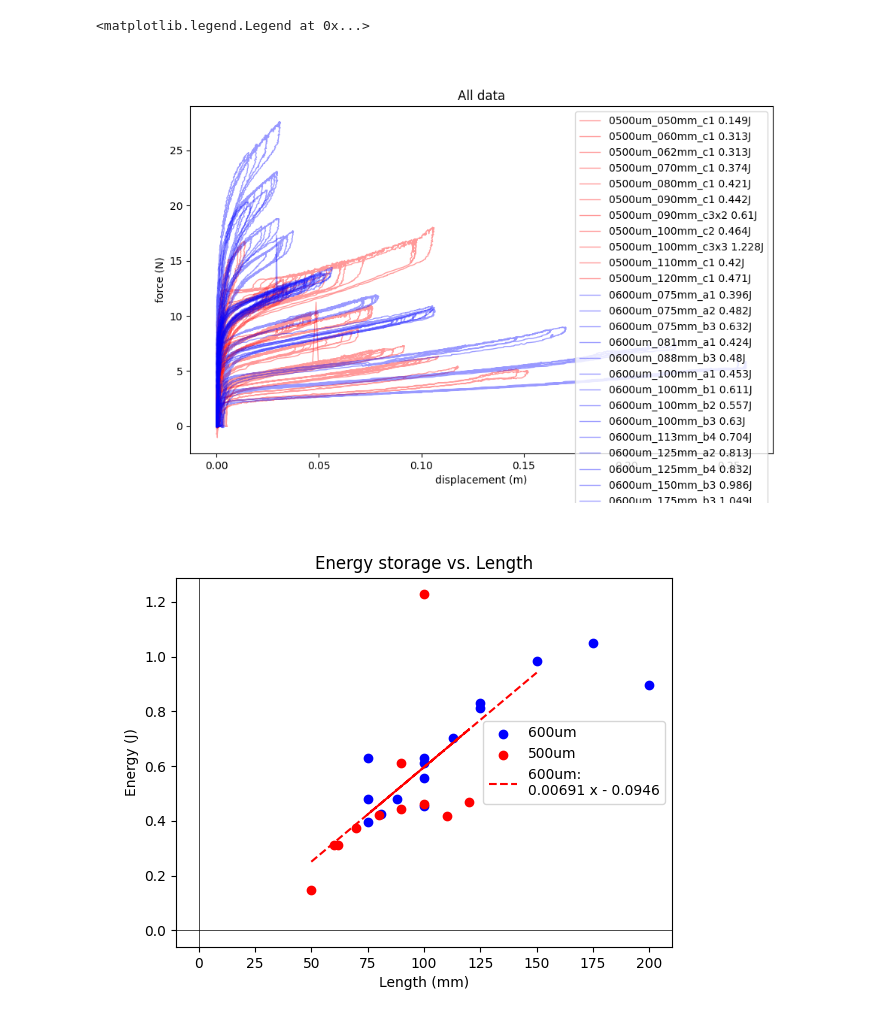
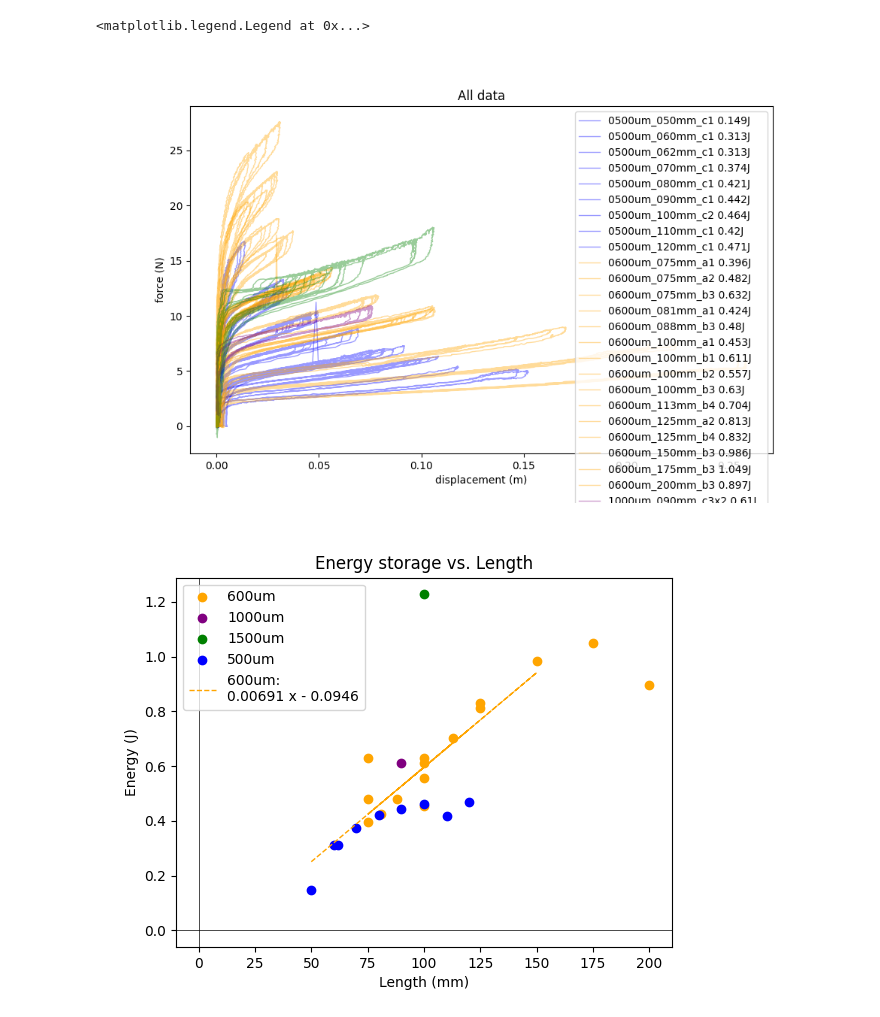
Before and after one commit to NovelMobileRobotsLab/pinto-squirrel, a Jupyter notebook: spring_experiments/compress/2023-12-13/analysis.ipynb, the cells around one changed output. Cells and saved outputs as stored; diff of their text form; code cells hidden in the pictures.

Commit message:
temp separate plotting

```diff
--- a/spring_experiments/compress/2023-12-13/analysis.ipynb
+++ b/spring_experiments/compress/2023-12-13/analysis.ipynb
@@ -96,6 +96,8 @@ fig, ax = plt.subplots(figsize=(10,6))
 ax.set_xlabel('displacement (m)')
 ax.set_ylabel('force (N)')
 ax.set_title("All data")
+
+thickness_color_map = {500: 'blue', 600: 'orange', 1000: 'purple', 1500: 'green'}
 
 for file_path in sorted(list_of_files):
     with open(file_path, 'r') as file:
@@ -142,38 +144,37 @@ for file_path in sorted(list_of_files):
 
     file_path_label = '_'.join(os.path.splitext(os.path.basename(file_path))[0].split('_')[:-2]) + f" {round(area_under_pareto_front,3)}J"
 
-    if(thickness == 500):
-        ax.plot(trimmed_df['dist'], trimmed_df['force'], label=file_path_label, linewidth=1, color="red", alpha=0.4)
-    elif(thickness == 600):
-        ax.plot(trimmed_df['dist'], trimmed_df['force'], label=file_path_label, linewidth=1, color="blue", alpha=0.4)
+    # if(thickness == 500):
+    #     ax.plot(trimmed_df['dist'], trimmed_df['force'], label=file_path_label, linewidth=1, color="red", alpha=0.4)
+    # elif(thickness == 600):
+    ax.plot(trimmed_df['dist'], trimmed_df['force'], label=file_path_label, linewidth=1, color=thickness_color_map[thickness], alpha=0.4)
 plt.legend()
 
 
 plt.figure()
 thickness_length_energy = np.array(thickness_length_energy)
 thicknesses = thickness_length_energy[:, 0]
 lengths = thickness_length_energy[:, 1]
 energies = thickness_length_energy[:, 2]
 
-thickness_color_map = {500: 'red', 600: 'blue'}
 for thickness in set(thicknesses):
     indices = [i for i, x in enumerate(thicknesses) if x == thickness]
     plt.scatter([lengths[i] for i in indices], [energies[i] for i in indices], label=f"{round(thickness)}um", color=thickness_color_map[thickness])
 
 trendline_x = [x for x in lengths if x <= 150]
 trendline_y = [y for i, y in enumerate(energies) if lengths[i] <= 150]
 z = np.polyfit(trendline_x, trendline_y, 1)
 p = np.poly1d(z)
-plt.plot(trendline_x,p(trendline_x),"r--", label=f"600um:{p}")
+plt.plot(trendline_x,p(trendline_x),"--", color=thickness_color_map[600], label=f"600um:{p}", linewidth=1)
 
 
 plt.title('Energy storage vs. Length')
 plt.xlabel('Length (mm)')
 plt.ylabel('Energy (J)')
 plt.axhline(0, color='black',linewidth=0.5)
 plt.axvline(0, color='black',linewidth=0.5)
 plt.legend()
 # %% [output]
 <matplotlib.legend.Legend at 0x...>
-[figure, old version]
+[figure, new version]
-[figure, old version]
+[figure, new version]
```
Also changed, not shown: parts of 2 cells of this notebook, 7 other files.
